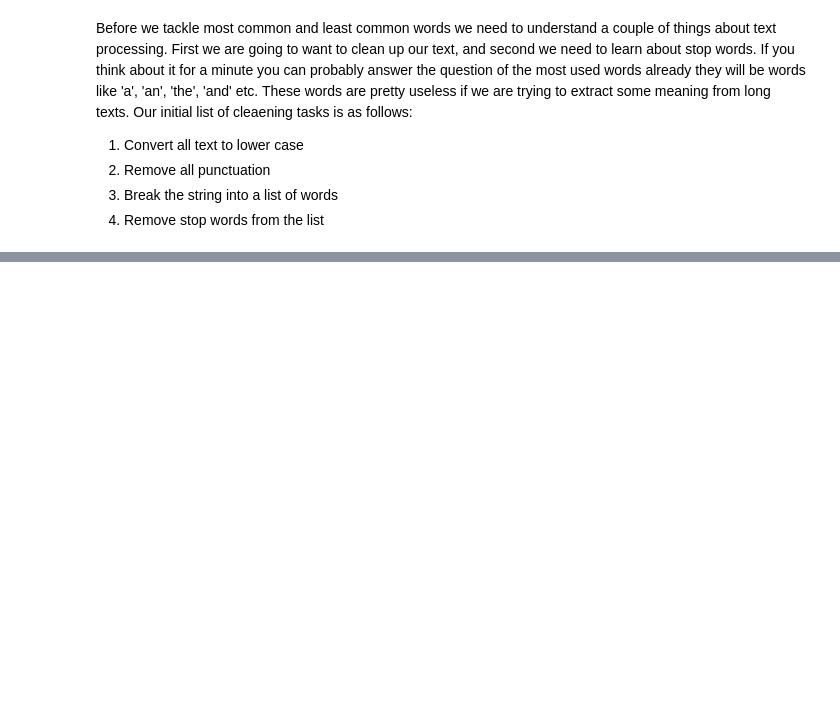
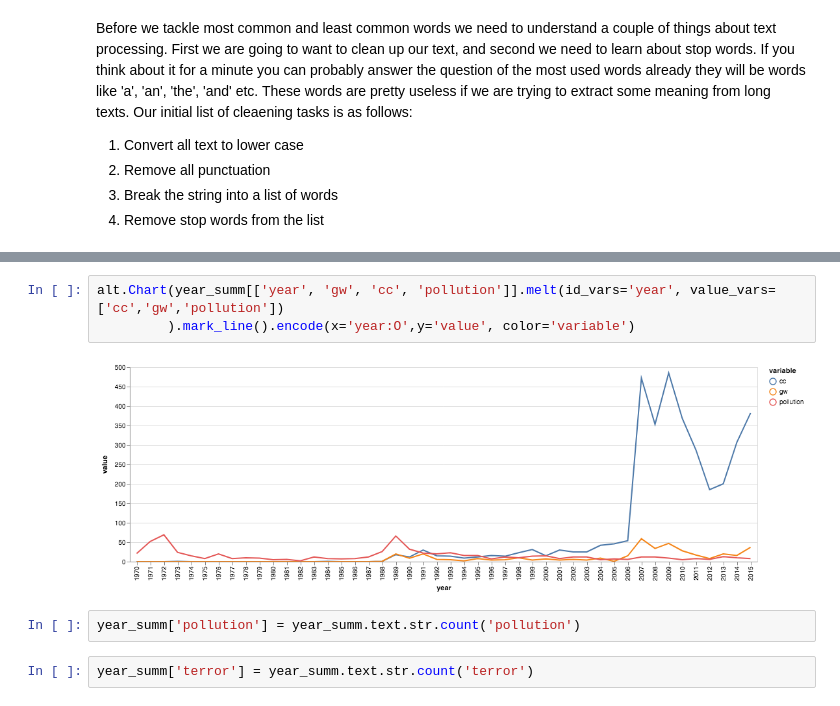
Before and after one commit to RunestoneInteractive/httlads, a Jupyter notebook: UNGeneralDebates.ipynb, the cells around one changed output, grey strips where cells are left out. Cells and saved outputs as stored; diff of their text form; blank space fills up the shorter version.

```diff
--- a/UNGeneralDebates.ipynb
+++ b/UNGeneralDebates.ipynb
@@ -203,0 +392,9 @@ Before we tackle most common and least common words we need to understand a coup
+# %%
+alt.Chart(year_summ[['year', 'gw', 'cc', 'pollution']].melt(id_vars='year', value_vars=['cc','gw','pollution'])
+         ).mark_line().encode(x='year:O',y='value', color='variable')
+# %% [output]
+[figure, added]
+# %%
+year_summ['pollution'] = year_summ.text.str.count('pollution')
+# %%
+year_summ['terror'] = year_summ.text.str.count('terror')
```
Also changed, not shown: parts of 29 cells of this notebook, 1 other file.
